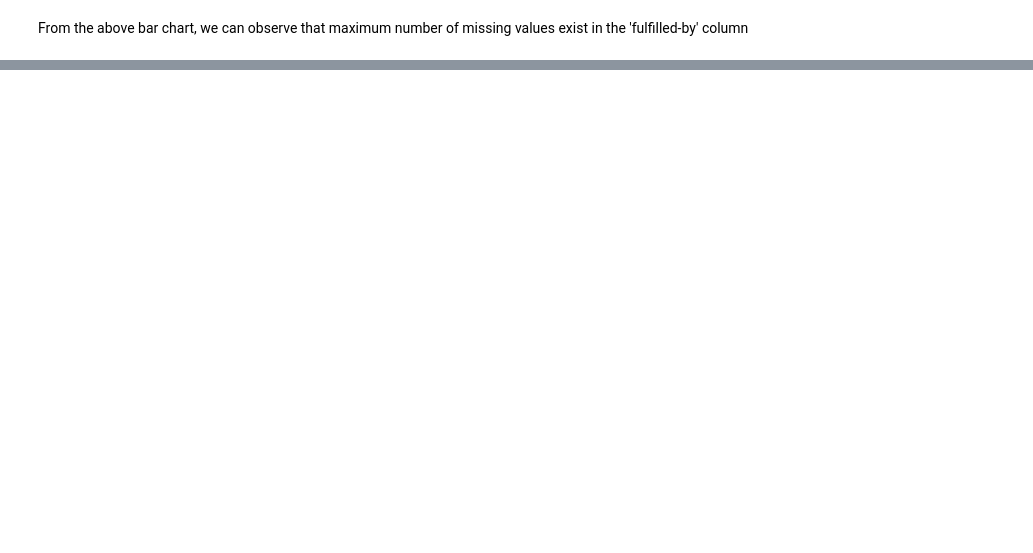
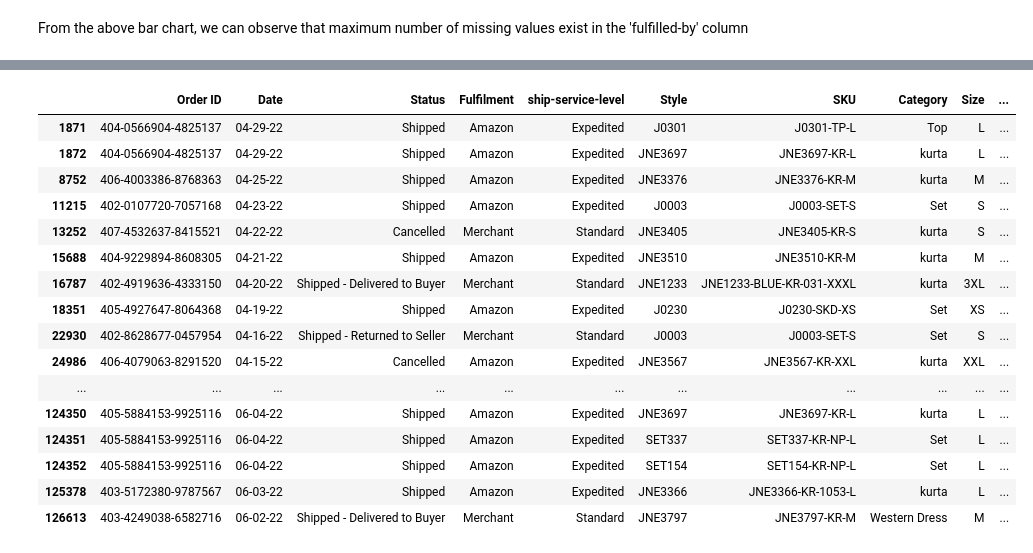
Before and after one commit to Likhita-Narra/Amazon-Product-Sales-EDA, a Jupyter notebook: Data Pre-processing.ipynb, the cells around one changed output, grey strips where cells are left out. Saved outputs shown, nothing was run; the diff lists cells and outputs as text; code cells hidden in the pictures; blank space fills up the shorter version.

```diff
--- a/Data Pre-processing.ipynb
+++ b/Data Pre-processing.ipynb
@@ -47,0 +176,20 @@ From the above bar chart, we can observe that maximum number of missing values e
+# %%
+amazon[amazon['ship-city'].isnull()]
+# %% [output]
+|  | Order ID | Date | Status | Fulfilment | ship-service-level | Style | SKU | Category | Size | ... |
+| 1871 | 404-0566904-4825137 | 04-29-22 | Shipped | Amazon | Expedited | J0301 | J0301-TP-L | Top | L | ... |
+| 1872 | 404-0566904-4825137 | 04-29-22 | Shipped | Amazon | Expedited | JNE3697 | JNE3697-KR-L | kurta | L | ... |
+| 8752 | 406-4003386-8768363 | 04-25-22 | Shipped | Amazon | Expedited | JNE3376 | JNE3376-KR-M | kurta | M | ... |
+| 11215 | 402-0107720-7057168 | 04-23-22 | Shipped | Amazon | Expedited | J0003 | J0003-SET-S | Set | S | ... |
+| 13252 | 407-4532637-8415521 | 04-22-22 | Cancelled | Merchant | Standard | JNE3405 | JNE3405-KR-S | kurta | S | ... |
+| 15688 | 404-9229894-8608305 | 04-21-22 | Shipped | Amazon | Expedited | JNE3510 | JNE3510-KR-M | kurta | M | ... |
+| 16787 | 402-4919636-4333150 | 04-20-22 | Shipped - Delivered to Buyer | Merchant | Standard | JNE1233 | JNE1233-BLUE-KR-031-XXXL | kurta | 3XL | ... |
+| 18351 | 405-4927647-8064368 | 04-19-22 | Shipped | Amazon | Expedited | J0230 | J0230-SKD-XS | Set | XS | ... |
+| 22930 | 402-8628677-0457954 | 04-16-22 | Shipped - Returned to Seller | Merchant | Standard | J0003 | J0003-SET-S | Set | S | ... |
+| 24986 | 406-4079063-8291520 | 04-15-22 | Cancelled | Amazon | Expedited | JNE3567 | JNE3567-KR-XXL | kurta | XXL | ... |
+| ... | ... | ... | ... | ... | ... | ... | ... | ... | ... | ... |
+| 124350 | 405-5884153-9925116 | 06-04-22 | Shipped | Amazon | Expedited | JNE3697 | JNE3697-KR-L | kurta | L | ... |
+| 124351 | 405-5884153-9925116 | 06-04-22 | Shipped | Amazon | Expedited | SET337 | SET337-KR-NP-L | Set | L | ... |
+| 124352 | 405-5884153-9925116 | 06-04-22 | Shipped | Amazon | Expedited | SET154 | SET154-KR-NP-L | Set | L | ... |
+| 125378 | 403-5172380-9787567 | 06-03-22 | Shipped | Amazon | Expedited | JNE3366 | JNE3366-KR-1053-L | kurta | L | ... |
+| 126613 | 403-4249038-6582716 | 06-02-22 | Shipped - Delivered to Buyer | Merchant | Standard | JNE3797 | JNE3797-KR-M | Western Dress | M | ... |
```
Also changed, not shown: parts of 28 cells of this notebook, 1 other file.
